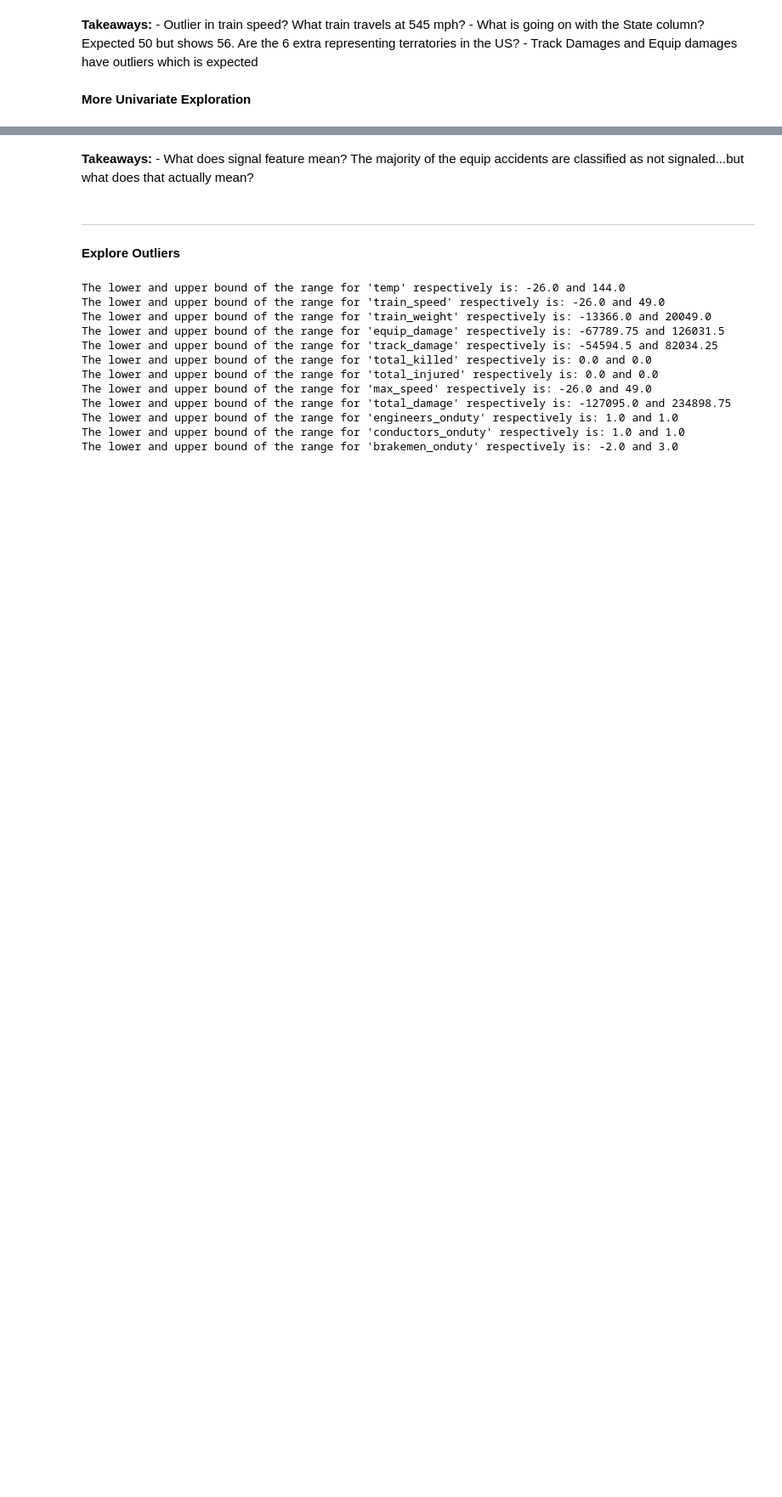
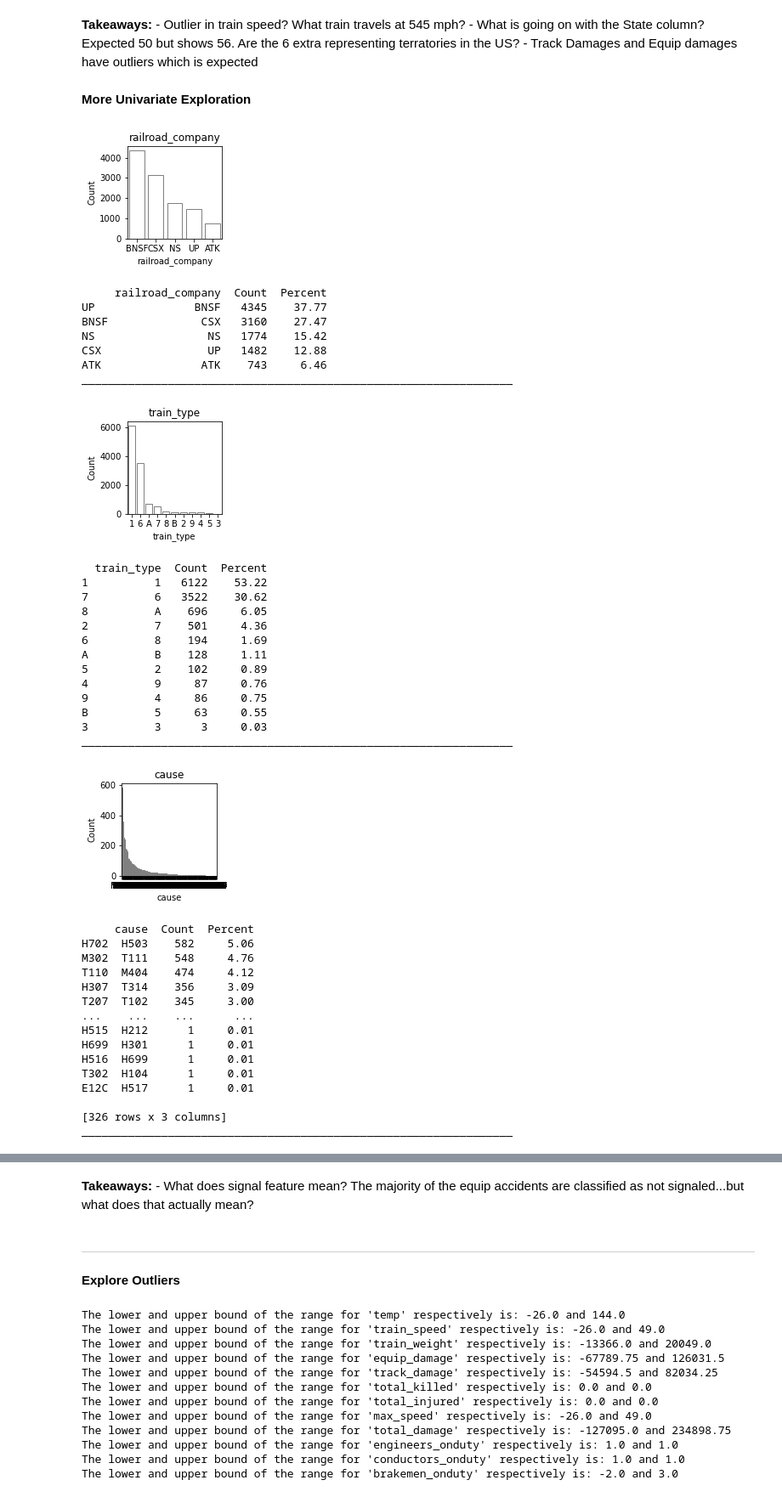
Before and after one commit to OTR-Capstone/Off_The_Rails, a Jupyter notebook: justin_explore.ipynb, the cells around one changed output, grey strips where cells are left out. Shown at 85% size. Saved outputs shown, nothing was run; the diff lists cells and outputs as text; code cells hidden in the pictures; blank space fills up the shorter version.

```diff
--- a/justin_explore.ipynb
+++ b/justin_explore.ipynb
@@ -166,4 +208,43 @@ quant_vars = ["total_killed", "total_injured", "max_speed", "total_damage",
               "engineers_onduty", "conductors_onduty", "brakemen_onduty", "region",
              "signal_type"]
 # %%
-explore_univariate(df, cat_vars, quant_vars)
+explore.explore_univariate(df, cat_vars, quant_vars)
+# %% [output]
+[figure, added]
+     railroad_company  Count  Percent
+UP               BNSF   4345    37.77
+BNSF              CSX   3160    27.47
+NS                 NS   1774    15.42
+CSX                UP   1482    12.88
+ATK               ATK    743     6.46
+_________________________________________________________________
+[figure, added]
+  train_type  Count  Percent
+1          1   6122    53.22
+7          6   3522    30.62
+8          A    696     6.05
+2          7    501     4.36
+6          8    194     1.69
+A          B    128     1.11
+5          2    102     0.89
+4          9     87     0.76
+9          4     86     0.75
+B          5     63     0.55
+3          3      3     0.03
+_________________________________________________________________
+[figure, added]
+     cause  Count  Percent
+H702  H503    582     5.06
+M302  T111    548     4.76
+T110  M404    474     4.12
+H307  T314    356     3.09
+T207  T102    345     3.00
+...    ...    ...      ...
+H515  H212      1     0.01
+H699  H301      1     0.01
+H516  H699      1     0.01
+T302  H104      1     0.01
+E12C  H517      1     0.01
+
+[326 rows x 3 columns]
+_________________________________________________________________
```
Also changed, not shown: parts of 46 cells of this notebook.
